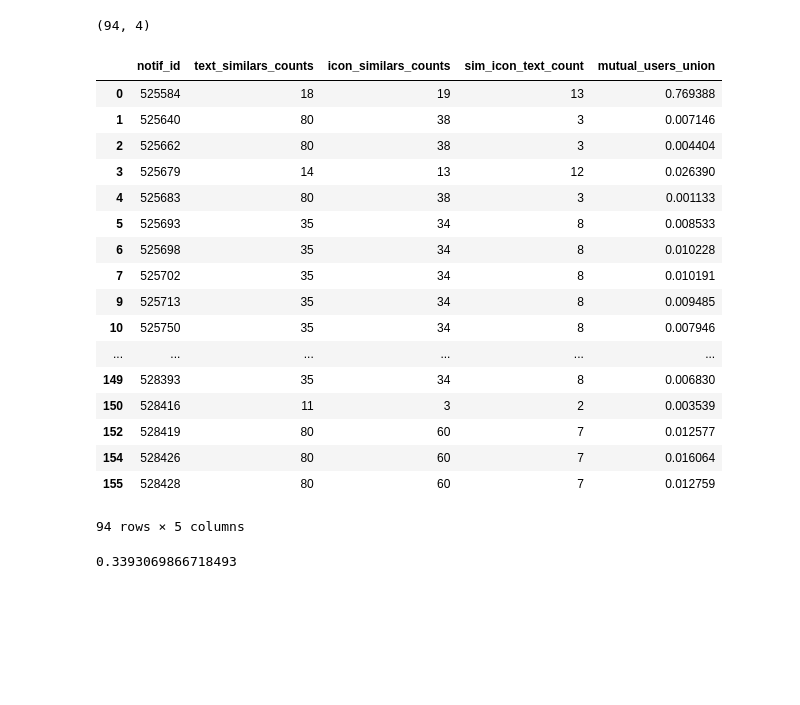
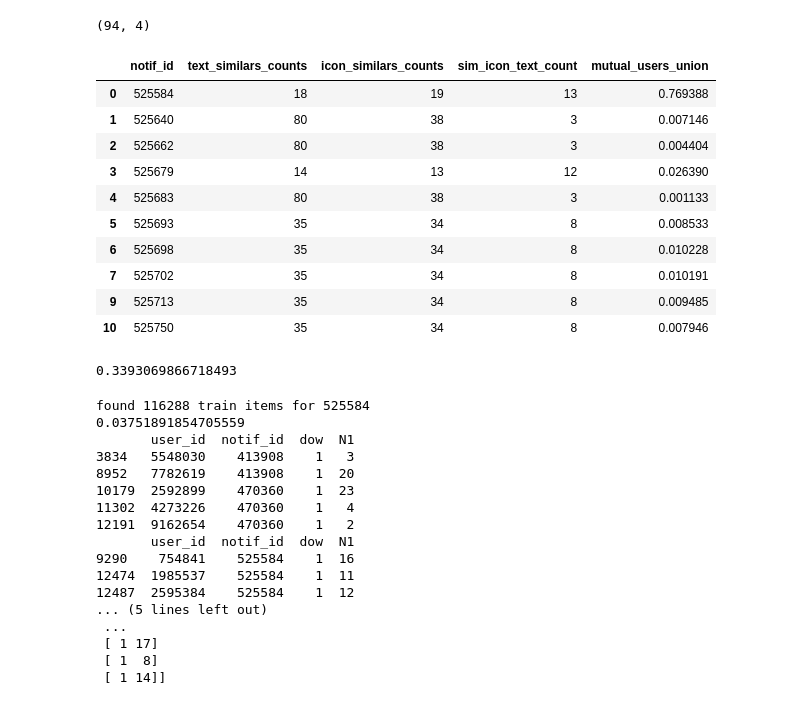
Before and after one commit to nimaafshar/pusheRecommendationSystem, a Jupyter notebook: notifs_similarity_impact.ipynb, the cells around one changed output. Cells and saved outputs as stored; diff of their text form; code cells hidden in the pictures; blank space fills up the shorter version.

```diff
--- a/notifs_similarity_impact.ipynb
+++ b/notifs_similarity_impact.ipynb
@@ -51,0 +42,15 @@ notifs_text_df.head()
+# %%
+notifs_text_df = pd.read_csv('/Users/vahid/data/recommender/notifs_corrected.csv')
+notif2dow = {}
+notif2hour = {}
+notif2category = {}
+for index, row in notifs_text_df.iterrows():
+    notif_id = row.notif_id
+    category = row.category
+    dow = row.day_of_week
+    hour = row.hour
+
+    notif2dow[notif_id] = dow
+    notif2hour[notif_id] = hour
+    notif2category[notif_id] = category
+notifs_text_df.head()
@@ -62,3 +74,9 @@ notifs_icons_df.head()
 | 564340 | 17.057026 | -1.445091 | -15.867423 | 2.147889 | -7.040503 | 1.373868 | -4.365830 | 0.633132 | -3.303665 | 2.526653 | ... | ... |
 | 549636 | -10.604857 | 4.211807 | -3.017962 | -3.874277 | -4.608191 | -5.410021 | -5.191367 | 1.042329 | -4.308573 | -5.806875 | ... | ... |
 5 rows × 200 columns
+# %%
+user_df = pd.read_csv('/Users/vahid/data/recommender/users.csv')
+users2N1 = {}
+for index, row in tqdm(user_df.iterrows()):
+    users2N1[row.user_id] = row.N1
+user_df.head()
@@ -264,26 +287,19 @@ for index, row in tqdm(special_test_notifs.iterrows()):
     mutual_users_union.append(len(union.intersection(test_notifs_for_this_test_notif)) / len(test_notifs_for_this_test_notif))
 special_test_notifs['mutual_users_union'] = mutual_users_union
 # %%
-special_test_notifs.head(100)
+special_test_notifs.head(10)
 # %% [output]
 |  | notif_id | text_similars_counts | icon_similars_counts | sim_icon_text_count | mutual_users_union |
 | 0 | 525584 | 18 | 19 | 13 | 0.769388 |
 | 1 | 525640 | 80 | 38 | 3 | 0.007146 |
 | 2 | 525662 | 80 | 38 | 3 | 0.004404 |
 | 3 | 525679 | 14 | 13 | 12 | 0.026390 |
 | 4 | 525683 | 80 | 38 | 3 | 0.001133 |
 | 5 | 525693 | 35 | 34 | 8 | 0.008533 |
 | 6 | 525698 | 35 | 34 | 8 | 0.010228 |
 | 7 | 525702 | 35 | 34 | 8 | 0.010191 |
 | 9 | 525713 | 35 | 34 | 8 | 0.009485 |
 | 10 | 525750 | 35 | 34 | 8 | 0.007946 |
-| ... | ... | ... | ... | ... | ... |
-| 149 | 528393 | 35 | 34 | 8 | 0.006830 |
-| 150 | 528416 | 11 | 3 | 2 | 0.003539 |
-| 152 | 528419 | 80 | 60 | 7 | 0.012577 |
-| 154 | 528426 | 80 | 60 | 7 | 0.016064 |
-| 155 | 528428 | 80 | 60 | 7 | 0.012759 |
-94 rows × 5 columns
 # %%
 #things2save = [
 #similars_basedon_icons_and_texts, dict
@@ -301,0 +350,26 @@ print(count / test_df.shape[0])
+# %%
+submission_simple = np.zeros([test_df.shape[0]])
+submission_simple.fill(0.5)
+
+for notif_id in special_test_notifs.notif_id.values:
+
+    evaluate_for_notif_id(notif_id)
+    break
+# %% [output]
+found 116288 train items for 525584
+0.03751891854705559
+       user_id  notif_id  dow  N1
+3834   5548030    413908    1   3
+8952   7782619    413908    1  20
+10179  2592899    470360    1  23
+11302  4273226    470360    1   4
+12191  9162654    470360    1   2
+       user_id  notif_id  dow  N1
+9290    754841    525584    1  16
+12474  1985537    525584    1  11
+12487  2595384    525584    1  12
+... (5 lines left out)
+ ...
+ [ 1 17]
+ [ 1  8]
+ [ 1 14]]
```
Also changed, not shown: parts of 8 cells of this notebook, 20 other files.
